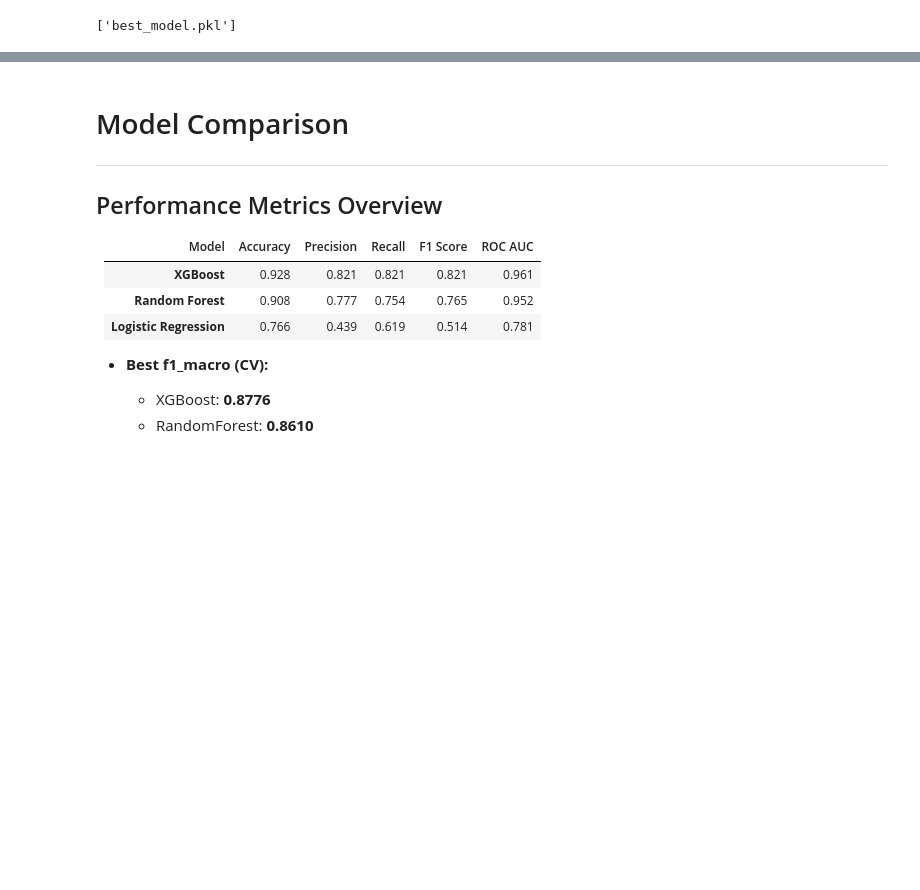
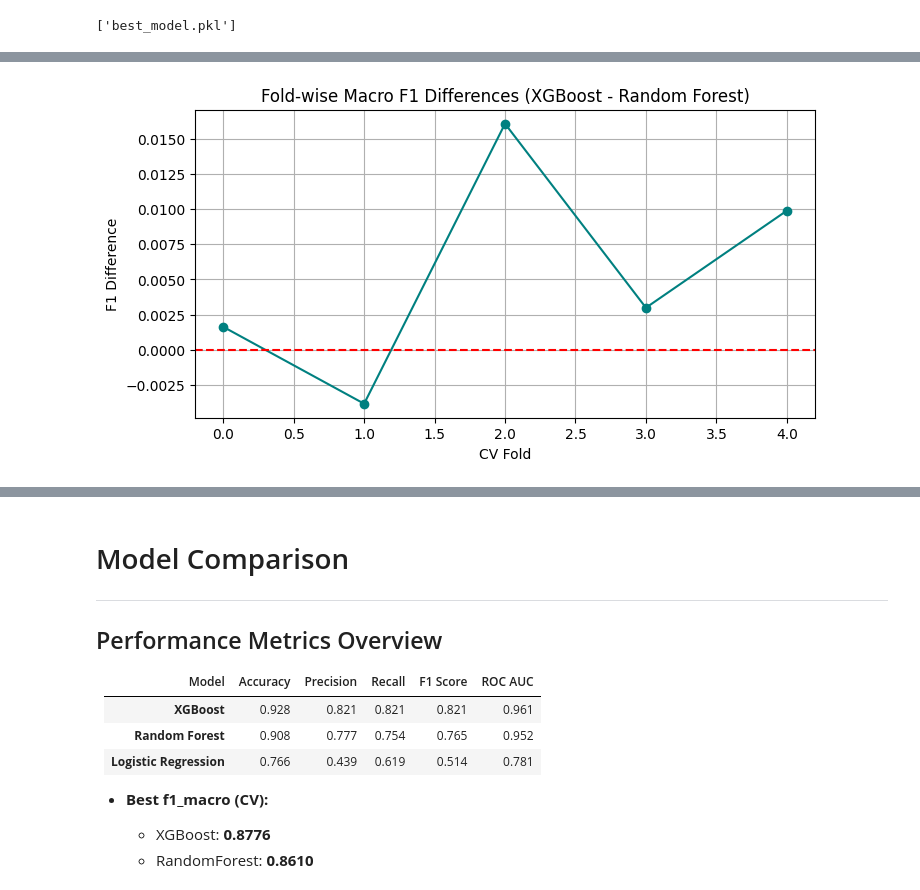
Before and after one commit to zuzann18/Loan_default, a Jupyter notebook: Applied_Data_Science_Loan_Default_Zuzanna_Walus.ipynb, the cells around one changed output, grey strips where cells are left out. Saved outputs shown, nothing was run; the diff lists cells and outputs as text; code cells hidden in the pictures; blank space fills up the shorter version.

```diff
--- a/Applied_Data_Science_Loan_Default_Zuzanna_Walus.ipynb
+++ b/Applied_Data_Science_Loan_Default_Zuzanna_Walus.ipynb
@@ -1280,0 +1367,13 @@ Welch ANOVA:
+# %%
+
+diff = np.array(cv_scores["XGBoost"]) - np.array(cv_scores["RandomForest"])
+plt.figure(figsize=(8,4))
+plt.plot(diff, marker='o', linestyle='-', color='teal')
+plt.axhline(0, color='red', linestyle='--')
+plt.title("Fold-wise Macro F1 Differences (XGBoost - Random Forest)")
+plt.xlabel("CV Fold")
+plt.ylabel("F1 Difference")
+plt.grid(True)
+plt.show()
+# %% [output]
+[figure, added]
```
Also changed, not shown: parts of 6 cells of this notebook.
